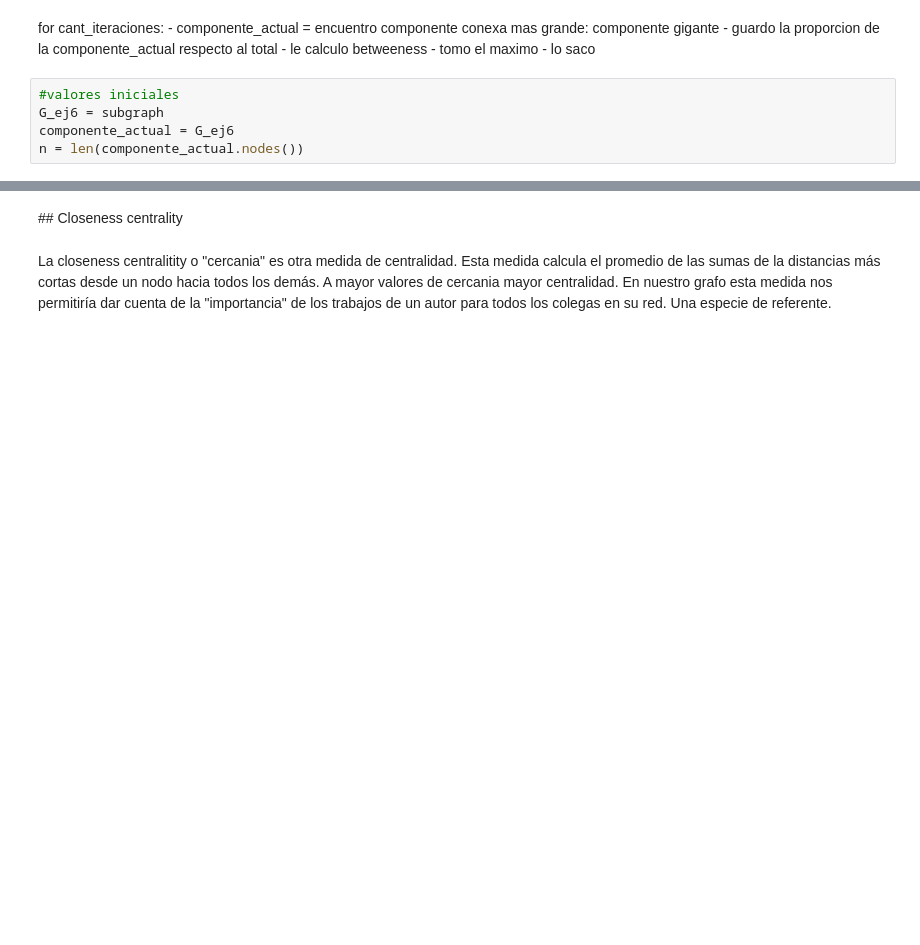
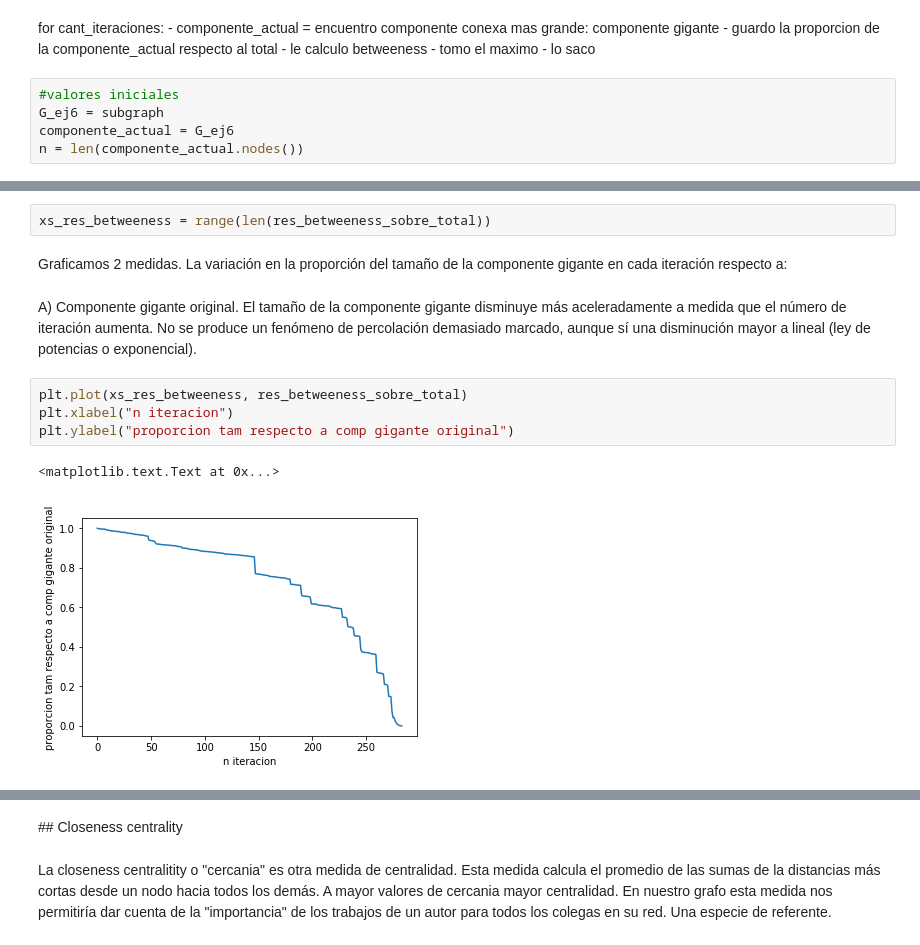
Before and after one commit to turtle-lea/ciencia-de-datos, a Jupyter notebook: tp-4/TP4.ipynb, the cells around one changed output, grey strips where cells are left out. Cells and saved outputs as stored; diff of their text form; blank space fills up the shorter version.

```diff
--- a/tp-4/TP4.ipynb
+++ b/tp-4/TP4.ipynb
@@ -535,0 +470,13 @@ values_close_max
+# %%
+xs_res_betweeness = range(len(res_betweeness_sobre_total))
+# %% [markdown]
+Graficamos 2 medidas. La variación en la proporción del tamaño de la componente gigante en cada iteración respecto a:
+# %% [markdown]
+A) Componente gigante original. El tamaño de la componente gigante disminuye más aceleradamente a medida que el número de iteración aumenta. No se produce un fenómeno de percolación demasiado marcado, aunque sí una disminución mayor a lineal (ley de potencias o exponencial).
+# %%
+plt.plot(xs_res_betweeness, res_betweeness_sobre_total)
+plt.xlabel("n iteracion")
+plt.ylabel("proporcion tam respecto a comp gigante original")
+# %% [output]
+<matplotlib.text.Text at 0x...>
+[figure, added]
```
Also changed, not shown: parts of 25 cells of this notebook.
